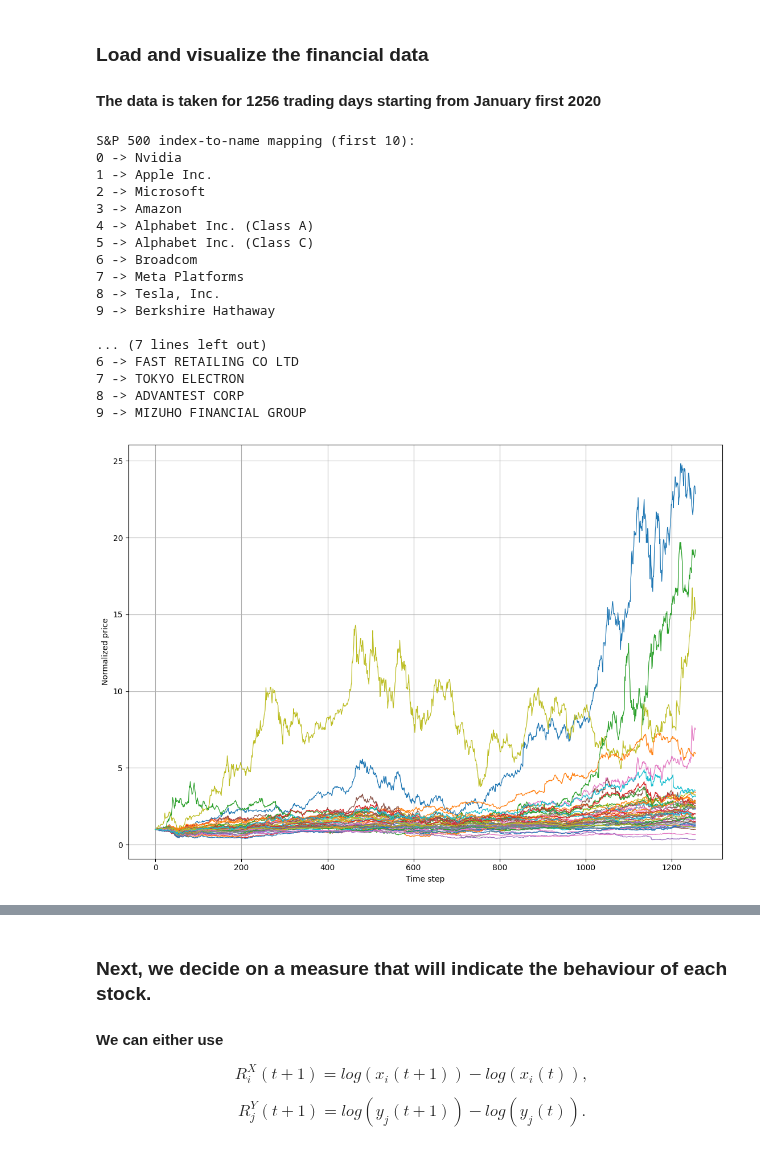
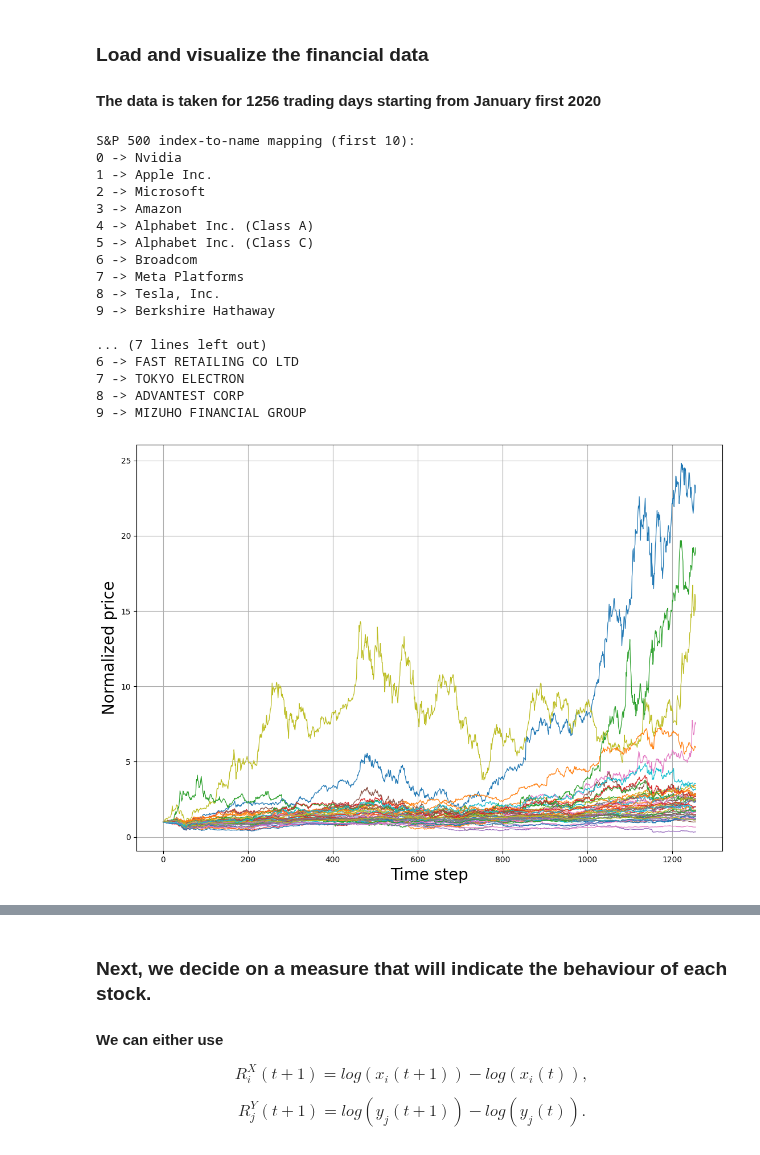
Before and after one commit to GabrielSamberg/Matching-Clustering, a Jupyter notebook: Reproducible_Code/StockMarketRSC.ipynb, the cells around one changed output, grey strips where cells are left out. Saved outputs shown, nothing was run; the diff lists cells and outputs as text; code cells hidden in the pictures.

```diff
--- a/Reproducible_Code/StockMarketRSC.ipynb
+++ b/Reproducible_Code/StockMarketRSC.ipynb
@@ -87,8 +87,8 @@ for i in range(N_COMPANIES):
         label=f"{i}: {sp500_index_to_name[i]}"
     )
 # plt.title(f"S&P 500 – 50 Large Constituents ({T} Trading Days from {START_DATE})")
-plt.xlabel("Time step")
-plt.ylabel("Normalized price")
+plt.xlabel("Time step", fontsize=20)
+plt.ylabel("Normalized price", fontsize=20)
 plt.grid(True)
 # plt.legend(loc="upper left", bbox_to_anchor=(1, 1), fontsize=8)
 plt.tight_layout(rect=[0, 0, 0.8, 1])
@@ -115,35 +115,35 @@ for i in range(N_COMPANIES):
         label=f"{i}: {japan_index_to_name[i]}"
     )
 # plt.title(f"Japan Large Caps – 50 Companies ({T} Trading Days from {START_DATE})")
-plt.xlabel("Time step")
-plt.ylabel("Normalized price")
+plt.xlabel("Time step", fontsize=20)
+plt.ylabel("Normalized price", fontsize=20)
 plt.grid(True)
 # plt.legend(loc="upper left", bbox_to_anchor=(1, 1), fontsize=8)
 plt.tight_layout(rect=[0, 0, 0.8, 1])
 
 # Save the figure to a PDF file in the "Figures" directory
 base_dir = Path.cwd()  # instead of __file__
 output_path = base_dir / "Figures" / "stockmarket_figures" / "Japan_financial_data.pdf"
 output_path.parent.mkdir(parents=True, exist_ok=True)
 plt.savefig(output_path, bbox_inches="tight")
 
 plt.show()
 # %% [output]
 S&P 500 index-to-name mapping (first 10):
 0 -> Nvidia
 1 -> Apple Inc.
 2 -> Microsoft
 3 -> Amazon
 4 -> Alphabet Inc. (Class A)
 5 -> Alphabet Inc. (Class C)
 6 -> Broadcom
 7 -> Meta Platforms
 8 -> Tesla, Inc.
 9 -> Berkshire Hathaway
 
 ... (7 lines left out)
 6 -> FAST RETAILING CO LTD
 7 -> TOKYO ELECTRON
 8 -> ADVANTEST CORP
 9 -> MIZUHO FINANCIAL GROUP
-[figure, old version]
+[figure, new version]
```
Also changed, not shown: parts of 5 cells of this notebook, 6 other files.
